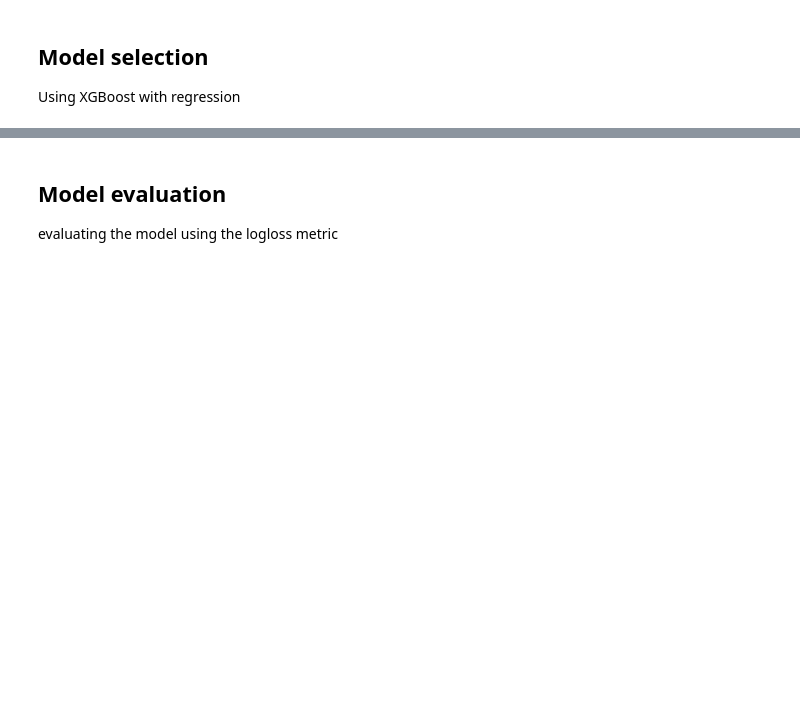
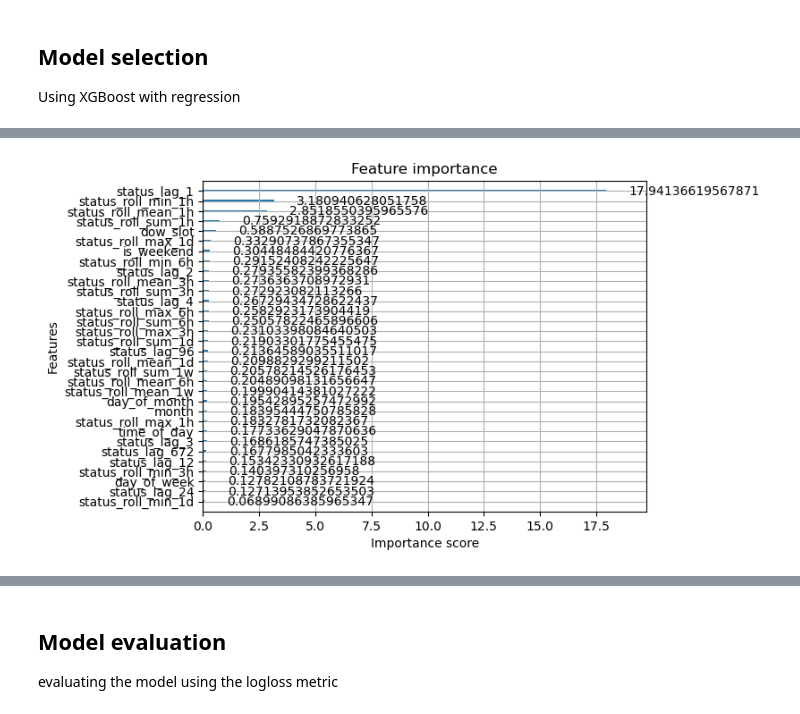
Before and after one commit to chenneman/CTC-advanced-data-science, a Jupyter notebook: XGboost.ipynb, the cells around one changed output, grey strips where cells are left out. Cells and saved outputs as stored; diff of their text form; code cells hidden in the pictures; blank space fills up the shorter version.

```diff
--- a/XGboost.ipynb
+++ b/XGboost.ipynb
@@ -198,0 +204,5 @@ y_pred = np.clip(y_pred,0,1)
+# %%
+xgb.plot_importance(model, importance_type='gain', max_num_features=35)
+plt.show()
+# %% [output]
+[figure, added]
```
Also changed, not shown: parts of 9 cells of this notebook.
